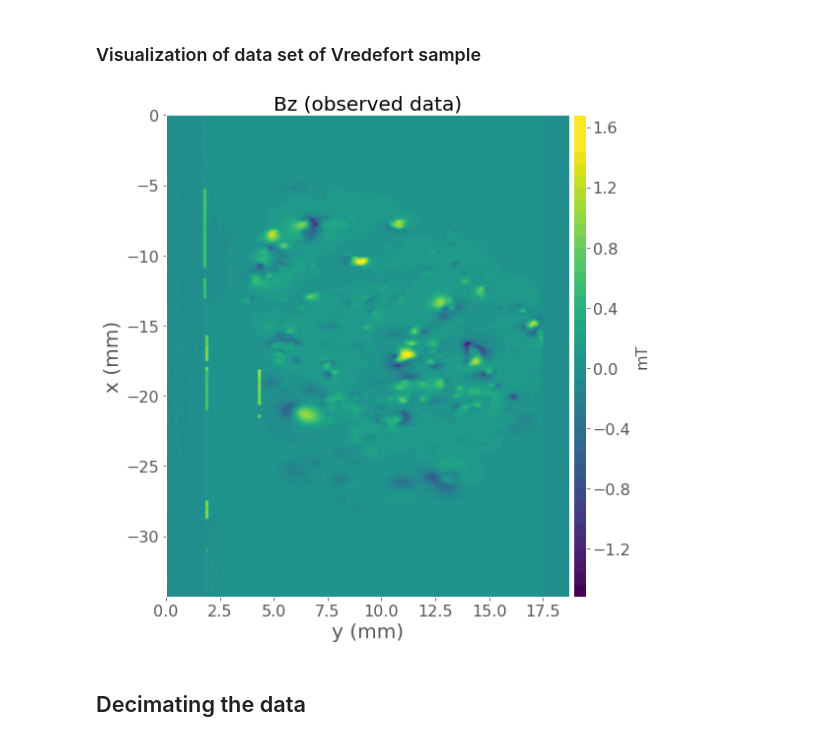
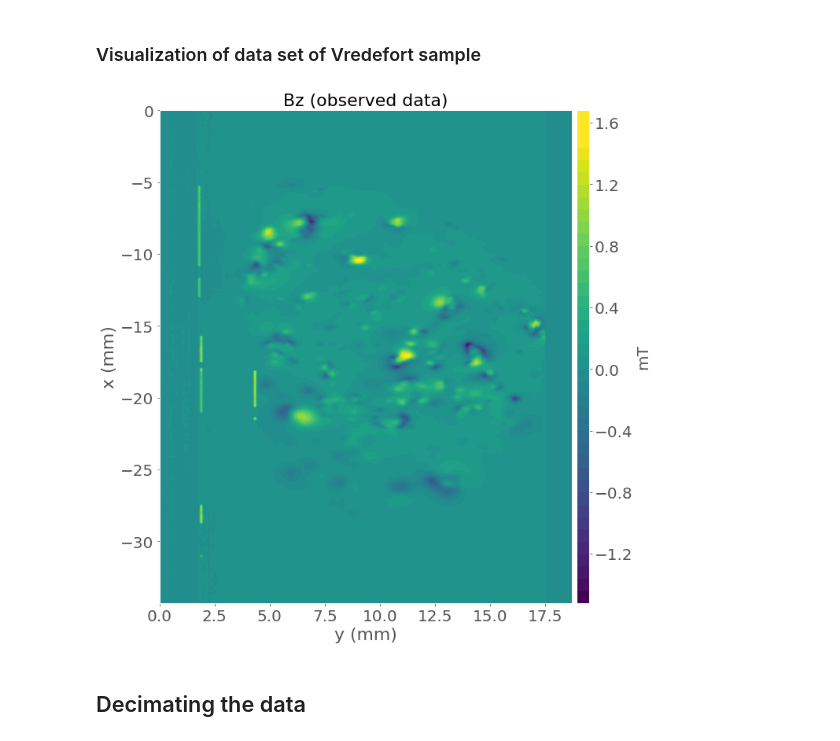
Before and after one commit to andrelreis/tese, a Jupyter notebook: codes/mag_vec_calculation/tocantins_sample_data/tocantins_data_plot.ipynb, the cells around one changed output. Drawn from its saved outputs; the diff is of its cells as text; code cells hidden in the pictures.

```diff
--- a/codes/mag_vec_calculation/tocantins_sample_data/tocantins_data_plot.ipynb
+++ b/codes/mag_vec_calculation/tocantins_sample_data/tocantins_data_plot.ipynb
@@ -98,30 +98,30 @@ X = xp.reshape(data_set['shape'])
 # %% [markdown]
 ### Visualization of data set of Vredefort sample
 # %%
-title_font = 20
-bottom_font = 16
+title_font = 22
+bottom_font = 20
 saturation_factor = 1.
 plt.close('all')
-plt.figure(figsize=(8,8), tight_layout=True)
+plt.figure(figsize=(10,10), tight_layout=True)
 
 plt.xlabel('y (mm)', fontsize = title_font)
 plt.ylabel('x (mm)', fontsize = title_font)
 plt.title('Bz (observed data)', fontsize=title_font)
 plt.contourf(1e-3*Y.reshape(data_set['shape']),1e-3*X.reshape(data_set['shape']),
              data_set['obs'],40,cmap='viridis',vmin=-1.5,vmax=1.5)
 plt.tick_params(axis='both', which='major', labelsize=bottom_font)
 cb = plt.colorbar(pad=0.01, aspect=40, shrink=1.0)
 cb.set_label('mT',size=bottom_font)
 cb.ax.tick_params(labelsize=bottom_font)
 
 file_name = 'figs/toc_data_full_bz'
-plt.savefig(file_name+'.png',dpi=400)
+plt.savefig(file_name+'.png',dpi=300)
 saved_files.append(file_name+'.png')
 
 
 plt.show()
 # %% [output]
-[figure, old version]
+[figure, new version]
 # %% [markdown]
 ## Decimating the data
 # %%
```
Also changed, not shown: parts of 1 cell of this notebook, 24 other files.
